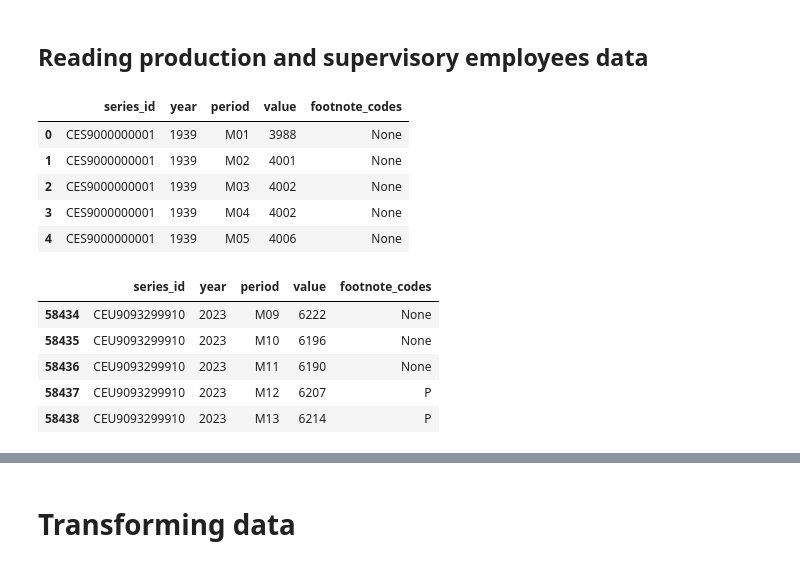
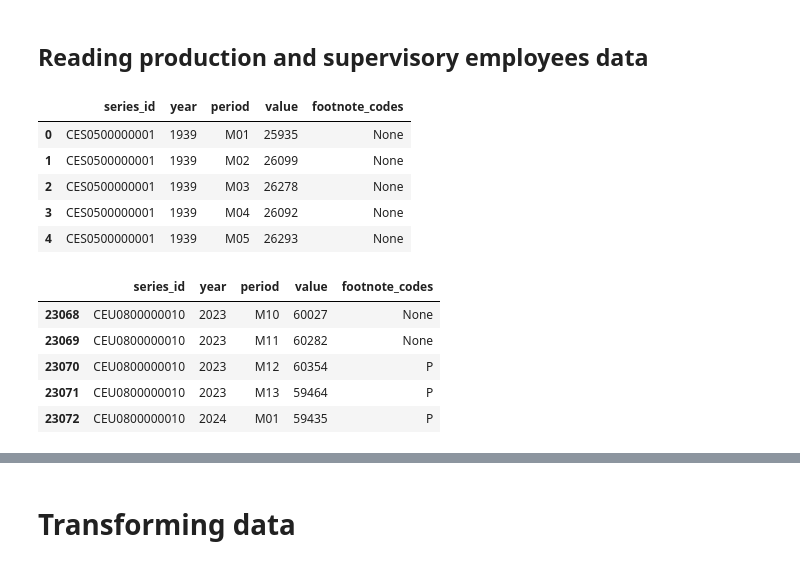
Before and after one commit to rpoandres/NG_DA_Challenge, a Jupyter notebook: Main.ipynb, the cells around one changed output, grey strips where cells are left out. Drawn from its saved outputs; the diff is of its cells as text; code cells hidden in the pictures.

Commit message:
Reading prod and sup data

```diff
--- a/Main.ipynb
+++ b/Main.ipynb
@@ -149,26 +149,26 @@ array(['CEU9000000001', 'CEU9000000010'], dtype=object)
 # %% [markdown]
 ## Reading production and supervisory employees data
 # %%
-# # Define SQL query
-# query_pro_sup = "SELECT * FROM nimble.ce_data_90a;"
+# Define SQL query
+query_pro_sup = "SELECT * FROM nimble.ce_data_05a;"
 
-# # Execute query and fetch data into a pandas DataFrame
-# df_pro_sup = pd.read_sql_query(query_pro_sup, connection)
+# Execute query and fetch data into a pandas DataFrame
+df_pro_sup = pd.read_sql_query(query_pro_sup, connection)
 # %%
-# df_pro_sup.head()
+df_pro_sup.head()
 # %% [output]
 |  | series_id | year | period | value | footnote_codes |
-| 0 | CES9000000001 | 1939 | M01 | 3988 | None |
-| 1 | CES9000000001 | 1939 | M02 | 4001 | None |
-| 2 | CES9000000001 | 1939 | M03 | 4002 | None |
-| 3 | CES9000000001 | 1939 | M04 | 4002 | None |
-| 4 | CES9000000001 | 1939 | M05 | 4006 | None |
+| 0 | CES0500000001 | 1939 | M01 | 25935 | None |
+| 1 | CES0500000001 | 1939 | M02 | 26099 | None |
+| 2 | CES0500000001 | 1939 | M03 | 26278 | None |
+| 3 | CES0500000001 | 1939 | M04 | 26092 | None |
+| 4 | CES0500000001 | 1939 | M05 | 26293 | None |
 # %%
-# df_pro_sup.tail()
+df_pro_sup.tail()
 # %% [output]
 |  | series_id | year | period | value | footnote_codes |
-| 58434 | CEU9093299910 | 2023 | M09 | 6222 | None |
-| 58435 | CEU9093299910 | 2023 | M10 | 6196 | None |
-| 58436 | CEU9093299910 | 2023 | M11 | 6190 | None |
-| 58437 | CEU9093299910 | 2023 | M12 | 6207 | P |
-| 58438 | CEU9093299910 | 2023 | M13 | 6214 | P |
+| 23068 | CEU0800000010 | 2023 | M10 | 60027 | None |
+| 23069 | CEU0800000010 | 2023 | M11 | 60282 | None |
+| 23070 | CEU0800000010 | 2023 | M12 | 60354 | P |
+| 23071 | CEU0800000010 | 2023 | M13 | 59464 | P |
+| 23072 | CEU0800000010 | 2024 | M01 | 59435 | P |
```
Also changed, not shown: parts of 11 cells of this notebook.
